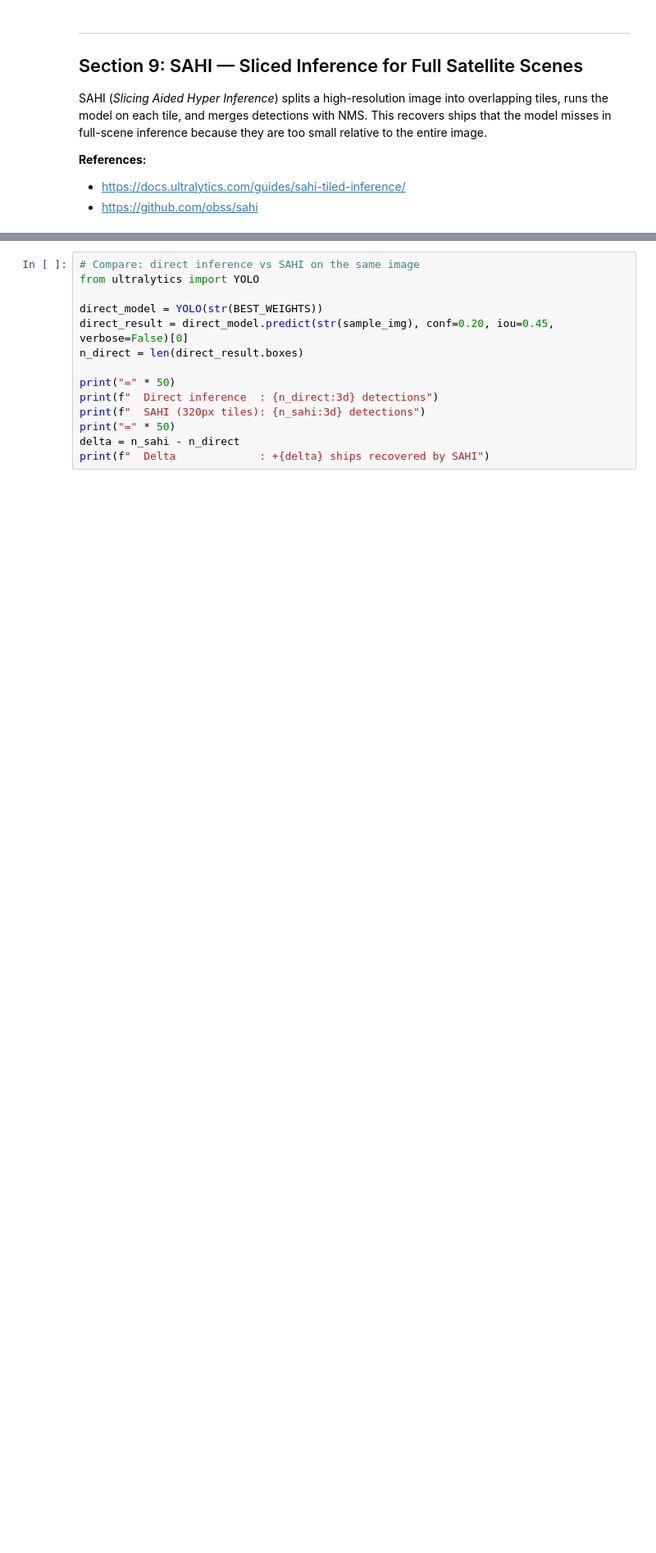
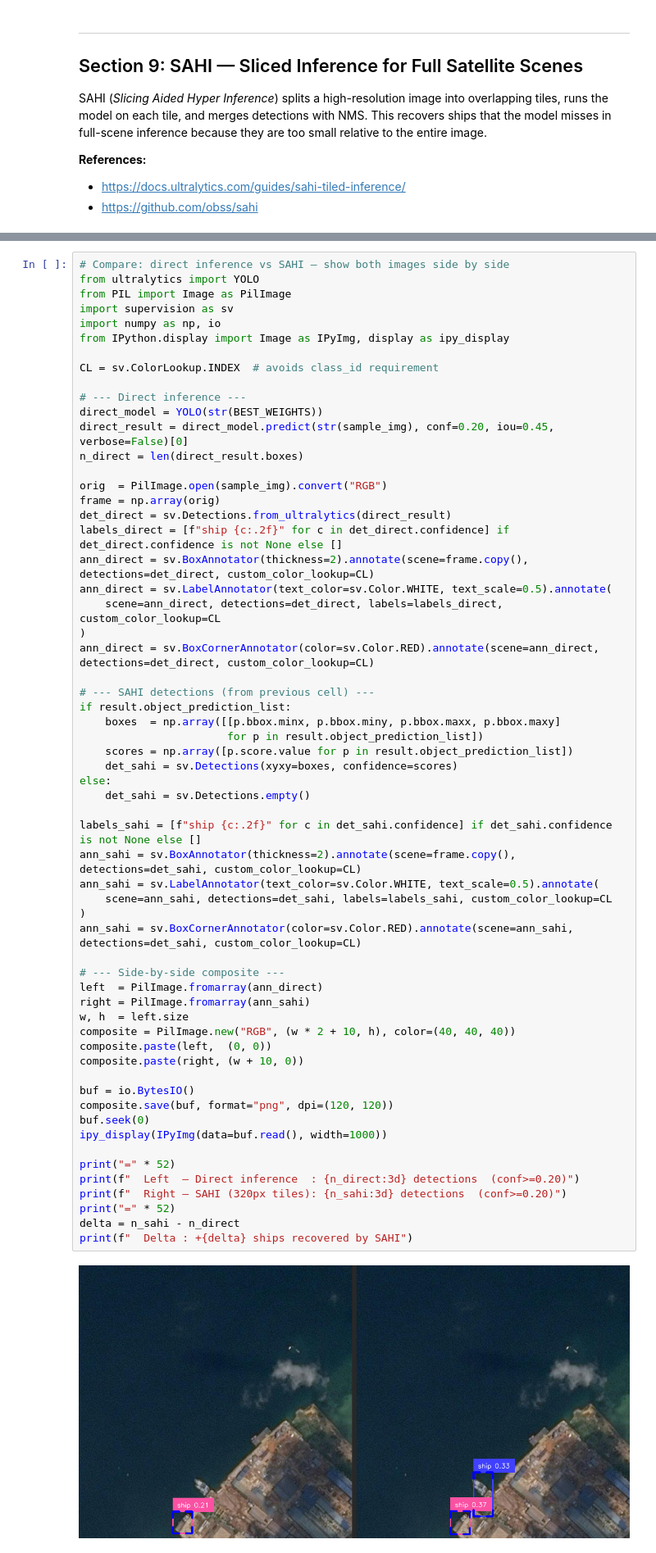
Before and after one commit to leonardoheis/diplo-mod-2, a Jupyter notebook: ship_detection_local_v4.ipynb, the cells around one changed output, grey strips where cells are left out. Shown at 82% size. Saved outputs shown, nothing was run; the diff lists cells and outputs as text; blank space fills up the shorter version.

```diff
--- a/ship_detection_local_v4.ipynb
+++ b/ship_detection_local_v4.ipynb
@@ -678,14 +680,62 @@ if out_img.exists():
 # %%
-# Compare: direct inference vs SAHI on the same image
+# Compare: direct inference vs SAHI — show both images side by side
 from ultralytics import YOLO
+from PIL import Image as PilImage
+import supervision as sv
+import numpy as np, io
+from IPython.display import Image as IPyImg, display as ipy_display
 
+CL = sv.ColorLookup.INDEX  # avoids class_id requirement
+
+# --- Direct inference ---
 direct_model = YOLO(str(BEST_WEIGHTS))
 direct_result = direct_model.predict(str(sample_img), conf=0.20, iou=0.45, verbose=False)[0]
 n_direct = len(direct_result.boxes)
 
-print("=" * 50)
-print(f"  Direct inference  : {n_direct:3d} detections")
-print(f"  SAHI (320px tiles): {n_sahi:3d} detections")
-print("=" * 50)
+orig  = PilImage.open(sample_img).convert("RGB")
+frame = np.array(orig)
+det_direct = sv.Detections.from_ultralytics(direct_result)
+labels_direct = [f"ship {c:.2f}" for c in det_direct.confidence] if det_direct.confidence is not None else []
+ann_direct = sv.BoxAnnotator(thickness=2).annotate(scene=frame.copy(), detections=det_direct, custom_color_lookup=CL)
+ann_direct = sv.LabelAnnotator(text_color=sv.Color.WHITE, text_scale=0.5).annotate(
+    scene=ann_direct, detections=det_direct, labels=labels_direct, custom_color_lookup=CL
+)
+ann_direct = sv.BoxCornerAnnotator(color=sv.Color.RED).annotate(scene=ann_direct, detections=det_direct, custom_color_lookup=CL)
+
+# --- SAHI detections (from previous cell) ---
+if result.object_prediction_list:
+    boxes  = np.array([[p.bbox.minx, p.bbox.miny, p.bbox.maxx, p.bbox.maxy]
+                       for p in result.object_prediction_list])
+    scores = np.array([p.score.value for p in result.object_prediction_list])
+    det_sahi = sv.Detections(xyxy=boxes, confidence=scores)
+else:
+    det_sahi = sv.Detections.empty()
+
+labels_sahi = [f"ship {c:.2f}" for c in det_sahi.confidence] if det_sahi.confidence is not None else []
+ann_sahi = sv.BoxAnnotator(thickness=2).annotate(scene=frame.copy(), detections=det_sahi, custom_color_lookup=CL)
+ann_sahi = sv.LabelAnnotator(text_color=sv.Color.WHITE, text_scale=0.5).annotate(
+    scene=ann_sahi, detections=det_sahi, labels=labels_sahi, custom_color_lookup=CL
+)
+ann_sahi = sv.BoxCornerAnnotator(color=sv.Color.RED).annotate(scene=ann_sahi, detections=det_sahi, custom_color_lookup=CL)
+
+# --- Side-by-side composite ---
+left  = PilImage.fromarray(ann_direct)
+right = PilImage.fromarray(ann_sahi)
+w, h  = left.size
+composite = PilImage.new("RGB", (w * 2 + 10, h), color=(40, 40, 40))
+composite.paste(left,  (0, 0))
+composite.paste(right, (w + 10, 0))
+
+buf = io.BytesIO()
+composite.save(buf, format="png", dpi=(120, 120))
+buf.seek(0)
+ipy_display(IPyImg(data=buf.read(), width=1000))
+
+print("=" * 52)
+print(f"  Left  — Direct inference  : {n_direct:3d} detections  (conf>=0.20)")
+print(f"  Right — SAHI (320px tiles): {n_sahi:3d} detections  (conf>=0.20)")
+print("=" * 52)
 delta = n_sahi - n_direct
-print(f"  Delta             : +{delta} ships recovered by SAHI")
+print(f"  Delta : +{delta} ships recovered by SAHI")
+# %% [output]
+[figure, added]
```
Also changed, not shown: parts of 20 cells of this notebook, 2 other files.
